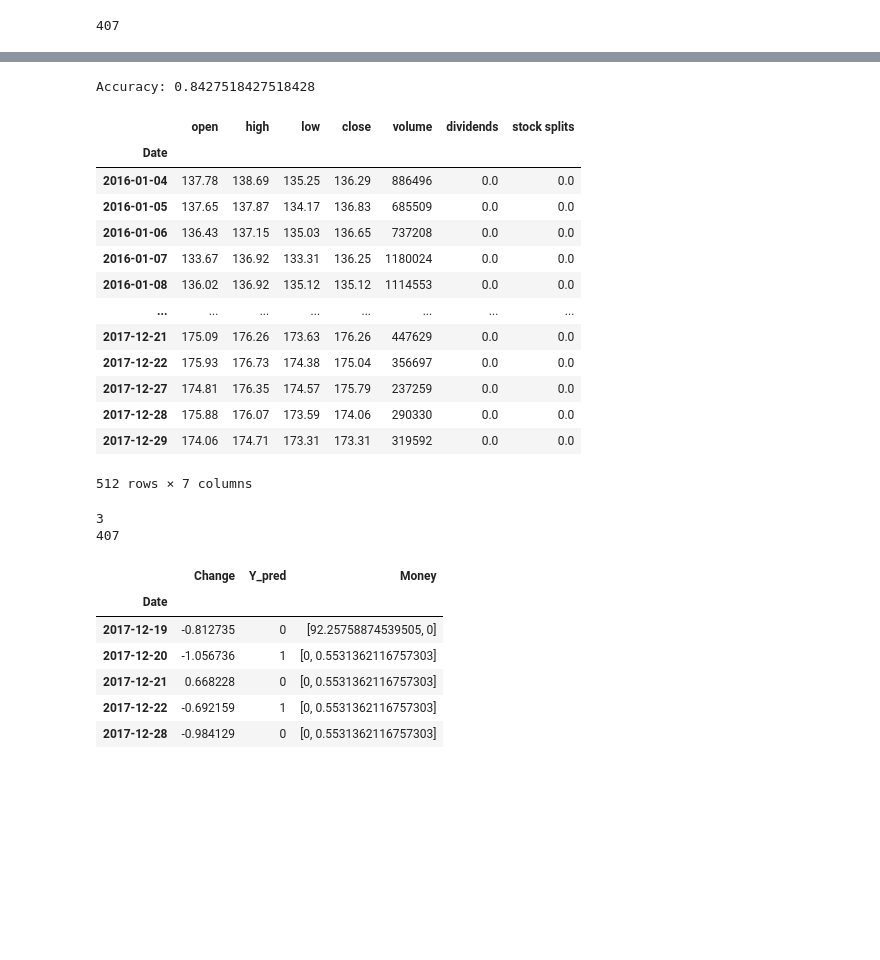
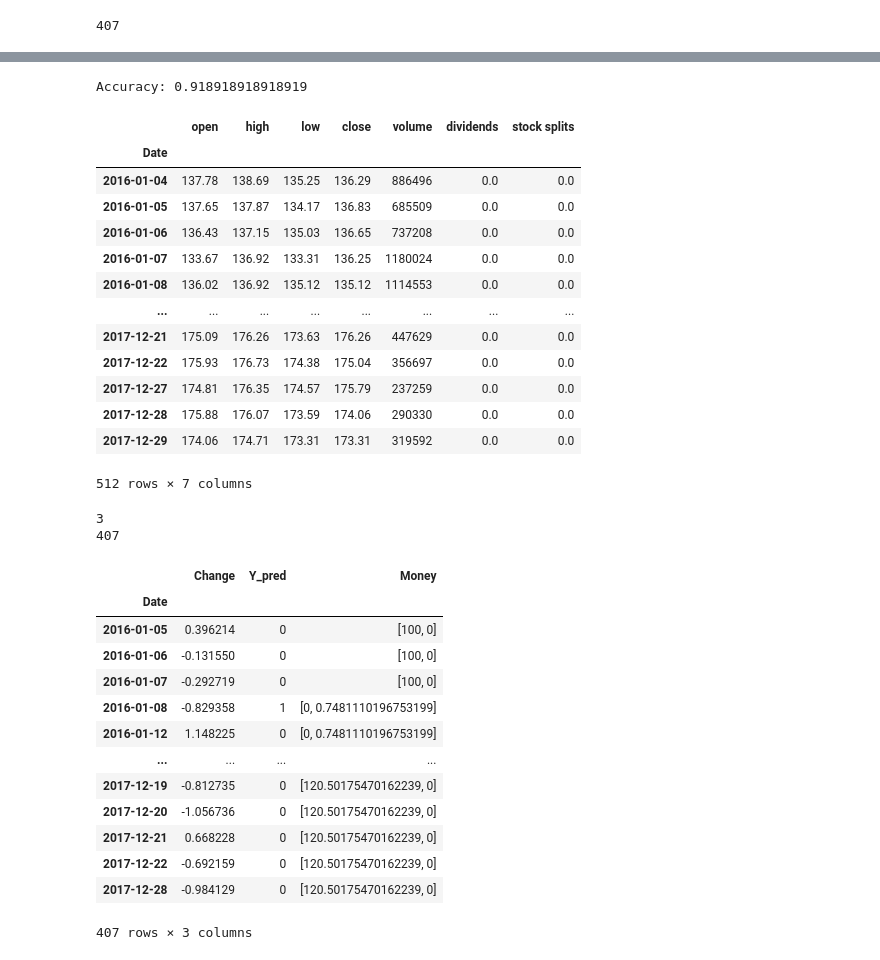
Before and after one commit to igaekus/projet-python-1A, a Jupyter notebook: algoTrading.ipynb, the cells around one changed output, grey strips where cells are left out. Saved outputs shown, nothing was run; the diff lists cells and outputs as text; code cells hidden in the pictures; blank space fills up the shorter version.

```diff
--- a/algoTrading.ipynb
+++ b/algoTrading.ipynb
@@ -186,14 +186,15 @@ stock_hist = pd.DataFrame(stock.history(period="max"))
 stock_hist.columns = map(str.lower, stock_hist.columns)
 stock_data_set = pd.DataFrame()
 
-seuil_achat=1
-seuil_vente =1
+seuil_achat=1.5
+seuil_vente =1.5
 
 stock_data_set["Spread BBands upper"] = (TA.BBANDS(stock_hist).BB_UPPER["2012":]-stock_hist["open"]["2012":])
 stock_data_set["Spread BBands lower"] = (stock_hist["open"]["2012":]- TA.BBANDS(stock_hist).BB_LOWER["2012":])
 stock_data_set["Daily p change"] = TA.ROC(resample(stock_hist,"1d"), period=1)["2012":]
 stock_data_set["RSI"] = TA.RSI(stock_hist)
 stock_data_set = stock_data_set.dropna()
+
 def choice(dataset):
     l=[0]
     for k in range(1,len(dataset)):
@@ -298,7 +297,7 @@ len(y_pred)==len(y_test)
 
 prices
 # %% [output]
-Accuracy: 0.8427518427518428
+Accuracy: 0.918918918918919
 |  | open | high | low | close | volume | dividends | stock splits |
 | Date |  |  |  |  |  |  |  |
 | 2016-01-04 | 137.78 | 138.69 | 135.25 | 136.29 | 886496 | 0.0 | 0.0 |
@@ -316,36 +315,43 @@ Accuracy: 0.8427518427518428
 # %%
 def profit_ToR(df=df):
     acc = 100
     portf = 0
     i=1
     l = [[acc,portf]]
     while df["Y_pred"][i]!=1 :
         i+=1
         l.append(l[-1])
     print(i)
     e,f,g =0,0,0
     while i<len(df):
         if df["Y_pred"][i]==1 and l[-1][0]!=0: l.append([0,l[-1][0]/prices["open"][i]])
         elif df["Y_pred"][i]==-1 and l[-1][1]!=0: l.append([l[-1][1]*prices["open"][i],0])
         else  : l.append(l[-1])
         i+=1
     print(i)
     df["Money"]=l
     return(df)
 
 
 a=profit_ToR()
-a.tail()
+a
 # %% [output]
 3
 407
 |  | Change | Y_pred | Money |
 | Date |  |  |  |
-| 2017-12-19 | -0.812735 | 0 | [92.25758874539505, 0] |
-| 2017-12-20 | -1.056736 | 1 | [0, 0.5531362116757303] |
-| 2017-12-21 | 0.668228 | 0 | [0, 0.5531362116757303] |
-| 2017-12-22 | -0.692159 | 1 | [0, 0.5531362116757303] |
-| 2017-12-28 | -0.984129 | 0 | [0, 0.5531362116757303] |
+| 2016-01-05 | 0.396214 | 0 | [100, 0] |
+| 2016-01-06 | -0.131550 | 0 | [100, 0] |
+| 2016-01-07 | -0.292719 | 0 | [100, 0] |
+| 2016-01-08 | -0.829358 | 1 | [0, 0.7481110196753199] |
+| 2016-01-12 | 1.148225 | 0 | [0, 0.7481110196753199] |
+| ... | ... | ... | ... |
+| 2017-12-19 | -0.812735 | 0 | [120.50175470162239, 0] |
+| 2017-12-20 | -1.056736 | 0 | [120.50175470162239, 0] |
+| 2017-12-21 | 0.668228 | 0 | [120.50175470162239, 0] |
+| 2017-12-22 | -0.692159 | 0 | [120.50175470162239, 0] |
+| 2017-12-28 | -0.984129 | 0 | [120.50175470162239, 0] |
+407 rows × 3 columns
 # %%
 test = model.predict(stock_data_set["2019-01"])
 # %%
```
Also changed, not shown: parts of 11 cells of this notebook.
